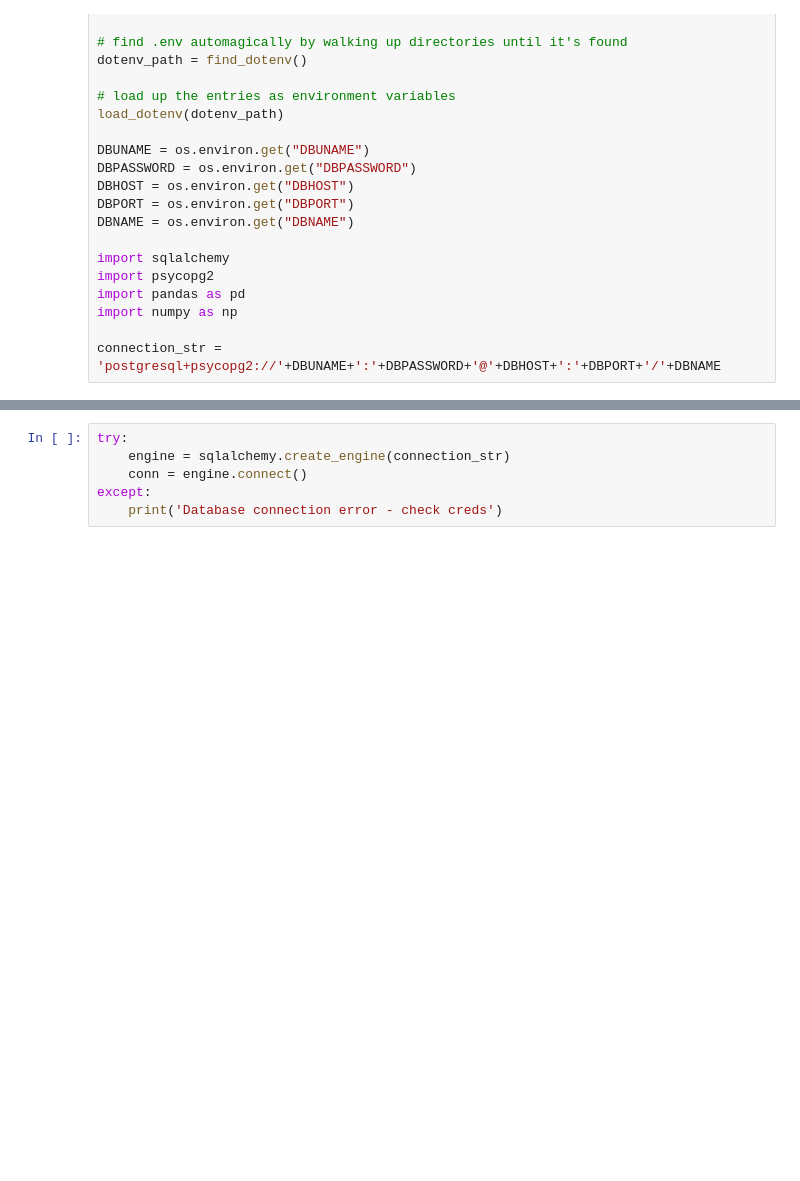
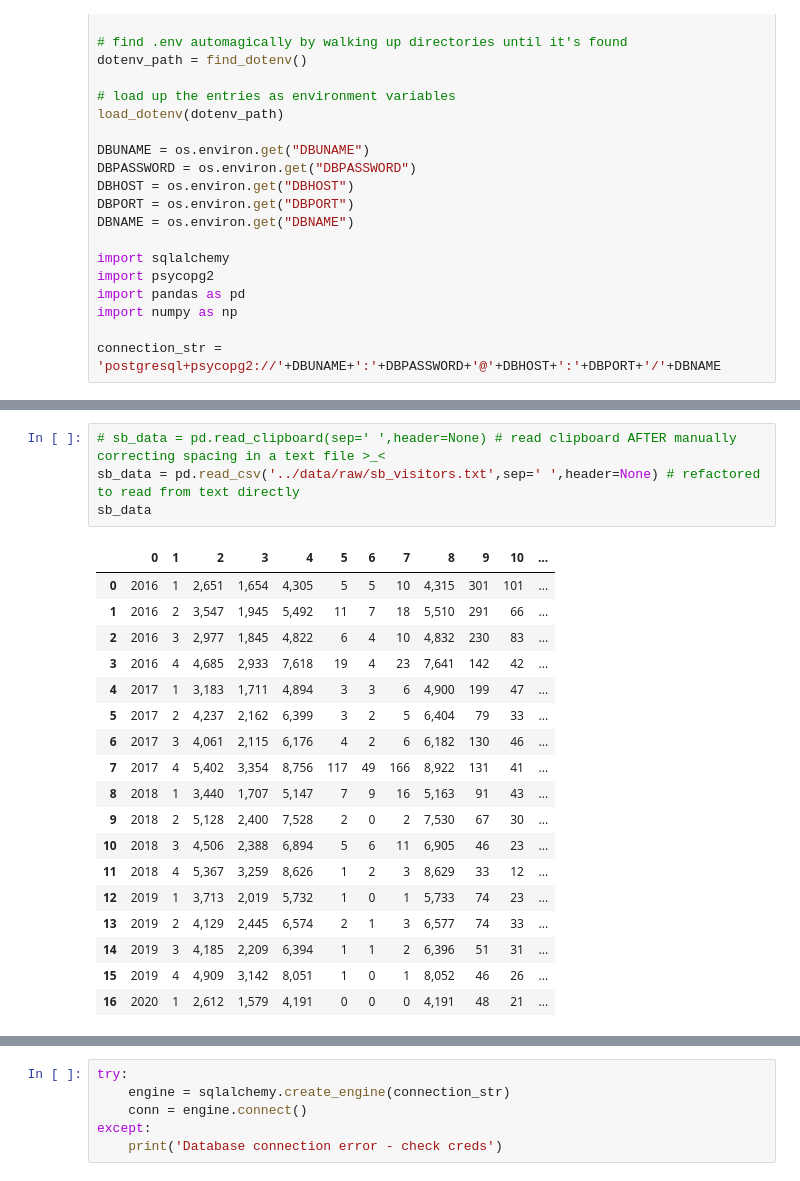
Before and after one commit to GeoffPidcock/ais-pacifimpact, a Jupyter notebook: notebooks/00--geoffpidcock--data-prep-visitors.ipynb, the cells around one changed output, grey strips where cells are left out. Saved outputs shown, nothing was run; the diff lists cells and outputs as text; blank space fills up the shorter version.

Commit message:
update tourism data prep notebook and add schema to refereneces

```diff
--- a/notebooks/00--geoffpidcock--data-prep-visitors.ipynb
+++ b/notebooks/00--geoffpidcock--data-prep-visitors.ipynb
@@ -76,0 +398,23 @@ display(fj_data_1.head(10),fj_data_1.tail(10))
+# %%
+# sb_data = pd.read_clipboard(sep=' ',header=None) # read clipboard AFTER manually correcting spacing in a text file >_<
+sb_data = pd.read_csv('../data/raw/sb_visitors.txt',sep=' ',header=None) # refactored to read from text directly
+sb_data
+# %% [output]
+|  | 0 | 1 | 2 | 3 | 4 | 5 | 6 | 7 | 8 | 9 | 10 | ... |
+| 0 | 2016 | 1 | 2,651 | 1,654 | 4,305 | 5 | 5 | 10 | 4,315 | 301 | 101 | ... |
+| 1 | 2016 | 2 | 3,547 | 1,945 | 5,492 | 11 | 7 | 18 | 5,510 | 291 | 66 | ... |
+| 2 | 2016 | 3 | 2,977 | 1,845 | 4,822 | 6 | 4 | 10 | 4,832 | 230 | 83 | ... |
+| 3 | 2016 | 4 | 4,685 | 2,933 | 7,618 | 19 | 4 | 23 | 7,641 | 142 | 42 | ... |
+| 4 | 2017 | 1 | 3,183 | 1,711 | 4,894 | 3 | 3 | 6 | 4,900 | 199 | 47 | ... |
+| 5 | 2017 | 2 | 4,237 | 2,162 | 6,399 | 3 | 2 | 5 | 6,404 | 79 | 33 | ... |
+| 6 | 2017 | 3 | 4,061 | 2,115 | 6,176 | 4 | 2 | 6 | 6,182 | 130 | 46 | ... |
+| 7 | 2017 | 4 | 5,402 | 3,354 | 8,756 | 117 | 49 | 166 | 8,922 | 131 | 41 | ... |
+| 8 | 2018 | 1 | 3,440 | 1,707 | 5,147 | 7 | 9 | 16 | 5,163 | 91 | 43 | ... |
+| 9 | 2018 | 2 | 5,128 | 2,400 | 7,528 | 2 | 0 | 2 | 7,530 | 67 | 30 | ... |
+| 10 | 2018 | 3 | 4,506 | 2,388 | 6,894 | 5 | 6 | 11 | 6,905 | 46 | 23 | ... |
+| 11 | 2018 | 4 | 5,367 | 3,259 | 8,626 | 1 | 2 | 3 | 8,629 | 33 | 12 | ... |
+| 12 | 2019 | 1 | 3,713 | 2,019 | 5,732 | 1 | 0 | 1 | 5,733 | 74 | 23 | ... |
+| 13 | 2019 | 2 | 4,129 | 2,445 | 6,574 | 2 | 1 | 3 | 6,577 | 74 | 33 | ... |
+| 14 | 2019 | 3 | 4,185 | 2,209 | 6,394 | 1 | 1 | 2 | 6,396 | 51 | 31 | ... |
+| 15 | 2019 | 4 | 4,909 | 3,142 | 8,051 | 1 | 0 | 1 | 8,052 | 46 | 26 | ... |
+| 16 | 2020 | 1 | 2,612 | 1,579 | 4,191 | 0 | 0 | 0 | 4,191 | 48 | 21 | ... |
```
Also changed, not shown: parts of 43 cells of this notebook, 1 other file.
